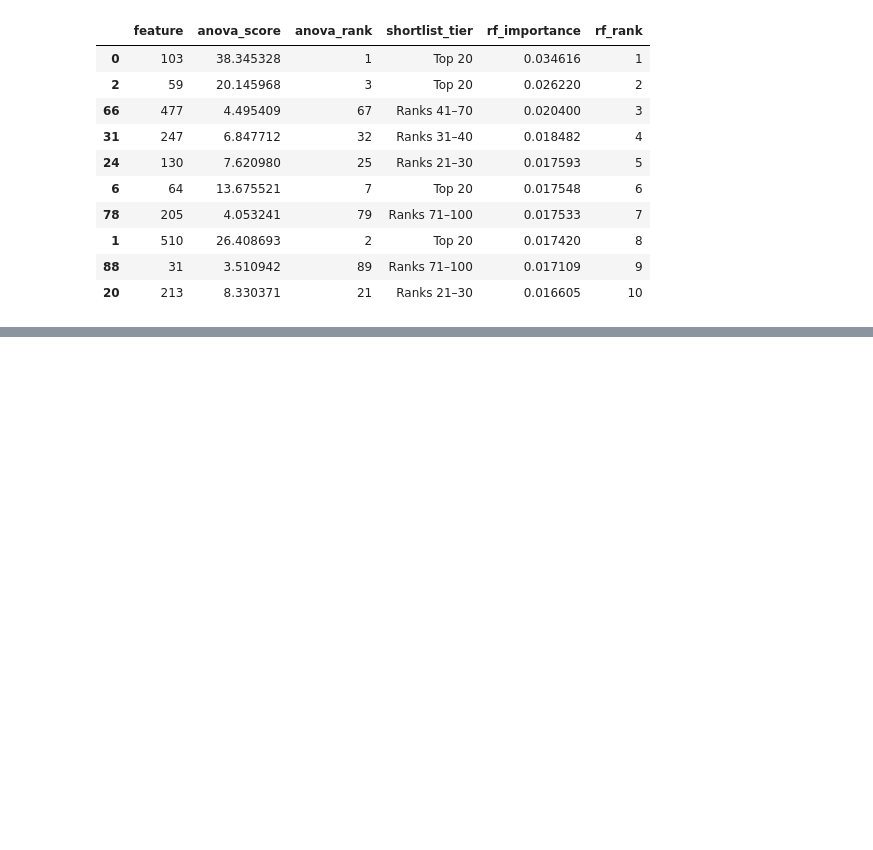
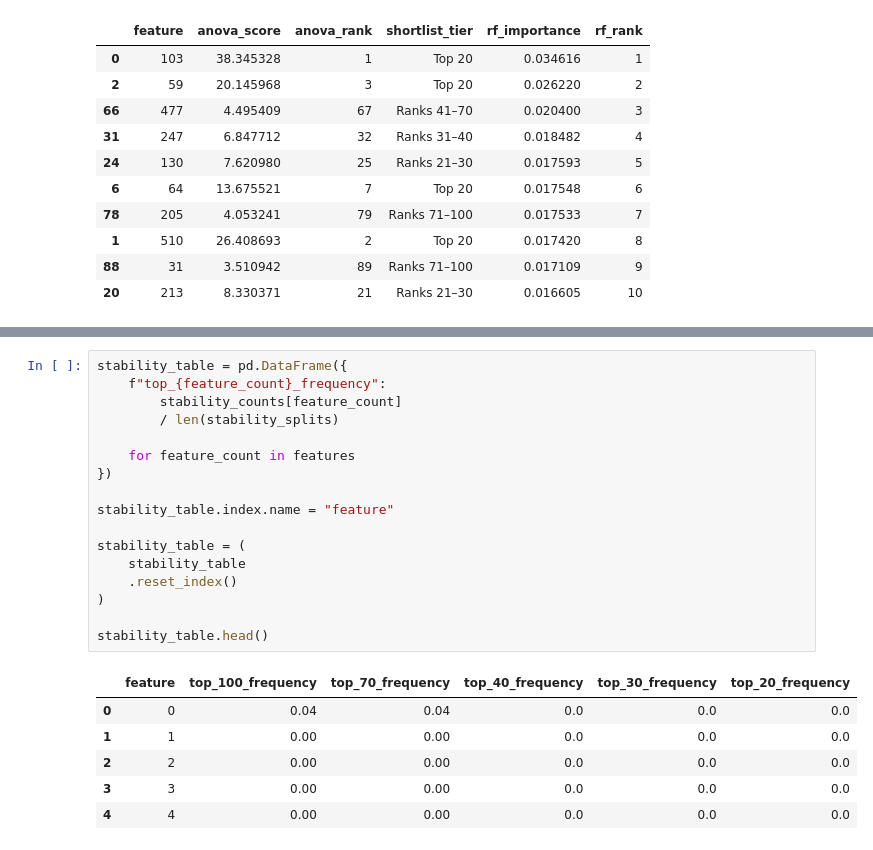
Before and after one commit to DRPproton/semiconductor-projects-tda, a Jupyter notebook: Project-1_SECOM/notebooks/notebook.ipynb, the cells around one changed output, grey strips where cells are left out. Drawn from its saved outputs; the diff is of its cells as text; blank space fills up the shorter version.

```diff
--- a/Project-1_SECOM/notebooks/notebook.ipynb
+++ b/Project-1_SECOM/notebooks/notebook.ipynb
@@ -2145,0 +2208,24 @@ top_100_table.sort_values(
+# %%
+stability_table = pd.DataFrame({
+    f"top_{feature_count}_frequency":
+        stability_counts[feature_count]
+        / len(stability_splits)
+
+    for feature_count in features
+})
+
+stability_table.index.name = "feature"
+
+stability_table = (
+    stability_table
+    .reset_index()
+)
+
+stability_table.head()
+# %% [output]
+|  | feature | top_100_frequency | top_70_frequency | top_40_frequency | top_30_frequency | top_20_frequency |
+| 0 | 0 | 0.04 | 0.04 | 0.0 | 0.0 | 0.0 |
+| 1 | 1 | 0.00 | 0.00 | 0.0 | 0.0 | 0.0 |
+| 2 | 2 | 0.00 | 0.00 | 0.0 | 0.0 | 0.0 |
+| 3 | 3 | 0.00 | 0.00 | 0.0 | 0.0 | 0.0 |
+| 4 | 4 | 0.00 | 0.00 | 0.0 | 0.0 | 0.0 |
```
Also changed, not shown: parts of 8 cells of this notebook.
